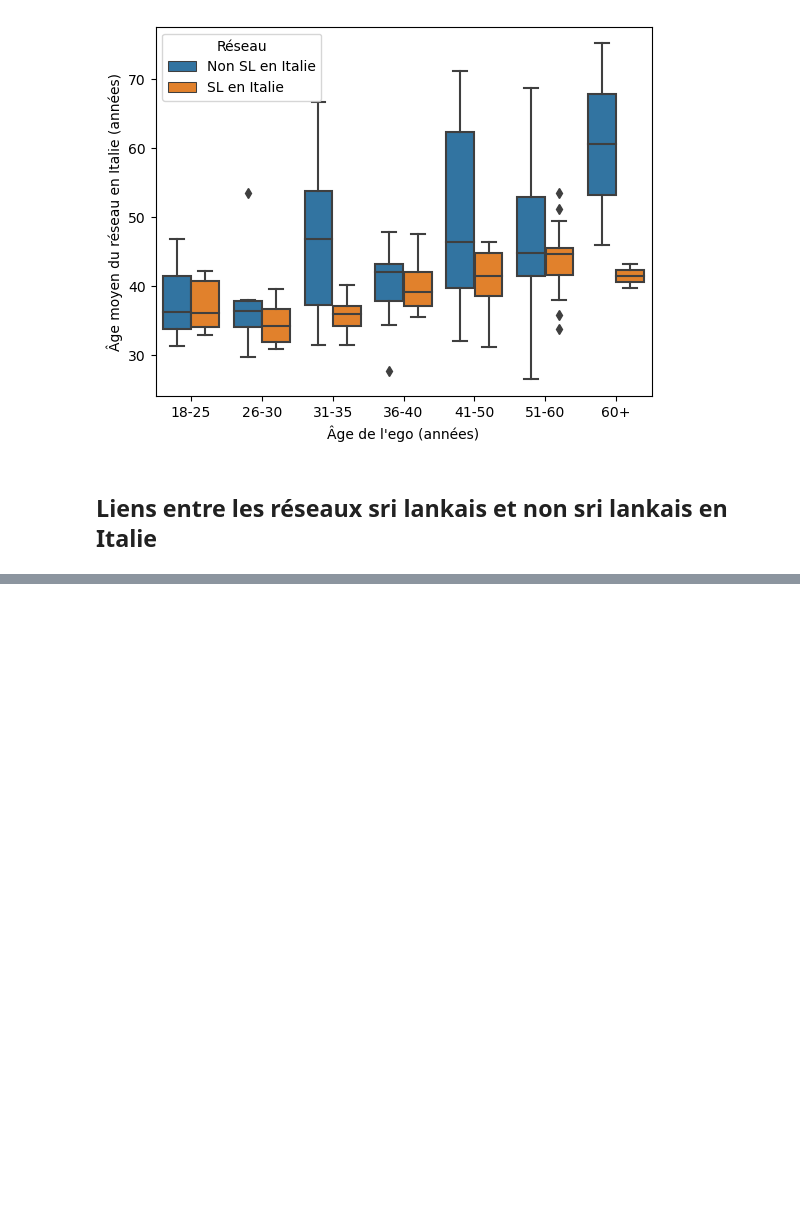
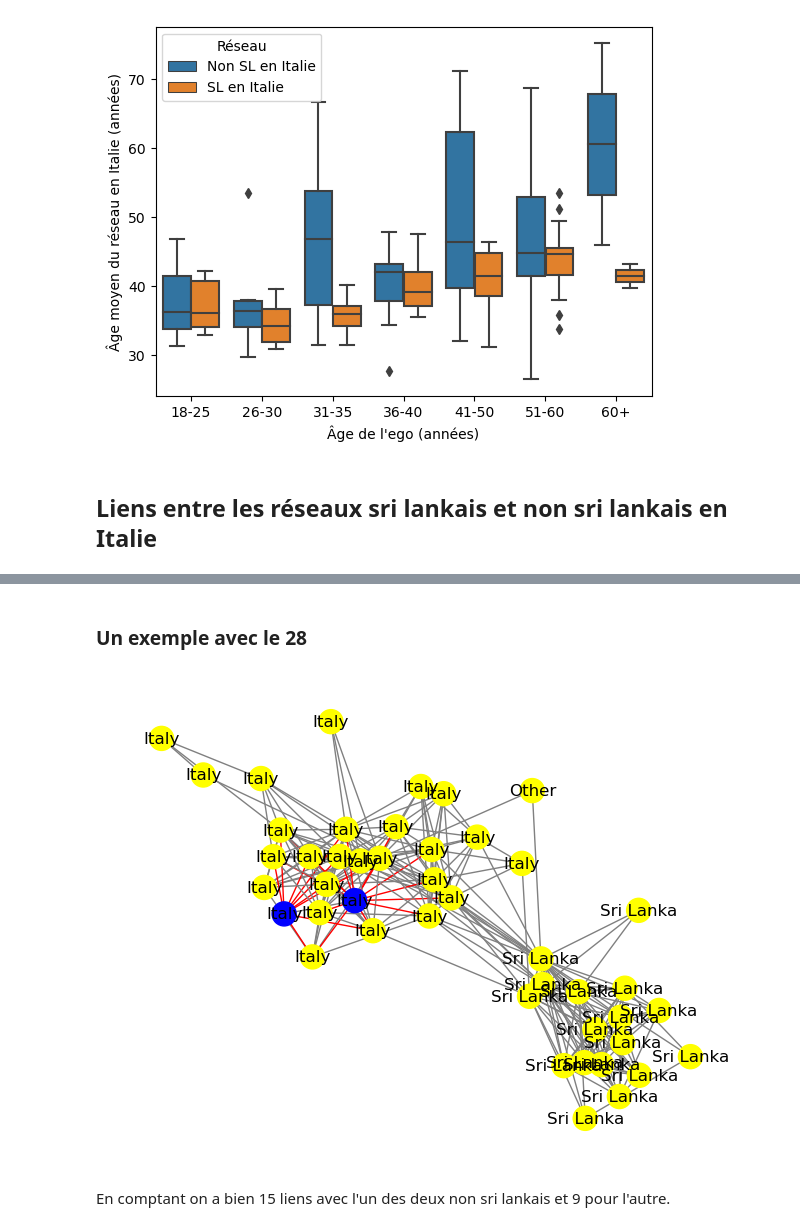
Before and after one commit to LeoMaurice/reseau_class, a Jupyter notebook: project_migrants/src/integration_analysis.ipynb, the cells around one changed output, grey strips where cells are left out. Drawn from its saved outputs; the diff is of its cells as text; code cells hidden in the pictures; blank space fills up the shorter version.

```diff
--- a/project_migrants/src/integration_analysis.ipynb
+++ b/project_migrants/src/integration_analysis.ipynb
@@ -432,0 +507,29 @@ plt.legend(title='Réseau', handles=handles, labels=[dict_network_names_to_label
+# %% [markdown]
+### Un exemple avec le 28
+# %%
+import networkx as nx
+import matplotlib.pyplot as plt
+
+egoNet28 = Egos.loc[28, 'egoNet']
+subNet28_1 = Egos.loc[28, 'resIT_natSL_egoNet']
+subNet28_2 = Egos.loc[28, 'resIT_natNonSL_egoNet']
+
+# Function to draw the graph with specific node colors and edge colors
+def draw_colored_network(graph, node_colors, edge_colors):
+    pos = nx.spring_layout(graph)  # Choose a layout for the nodes
+    nx.draw(graph, pos, node_color=node_colors, labels={node: egoNet28.nodes[node]['alter.res'] for node in egoNet28.nodes()}, edge_color=edge_colors, with_labels=True, cmap=plt.cm.tab10, edge_cmap=plt.cm.gray)
+    plt.show()
+
+# Example to display the total graph with specific node colors and edge colors
+# Mapping of 'alter.nat' attributes to node colors
+color_map = {'Sri Lanka': 'yellow', 'Italy': 'green', 'Other': 'blue'}
+node_colors = [color_map[egoNet28.nodes[node]['alter.nat']] for node in egoNet28.nodes()]
+
+# Edge colors: red for links between sub-networks, gray otherwise
+edge_colors = ['red' if (u in subNet28_1.nodes() and v in subNet28_2.nodes()) or (v in subNet28_1.nodes() and u in subNet28_2.nodes()) else 'gray' for u, v in egoNet28.edges()]
+
+draw_colored_network(egoNet28, node_colors, edge_colors)
+# %% [output]
+[figure, added]
+# %% [markdown]
+En comptant on a bien 15 liens avec l'un des deux non sri lankais et 9 pour l'autre.
```
Also changed, not shown: parts of 9 cells of this notebook.
